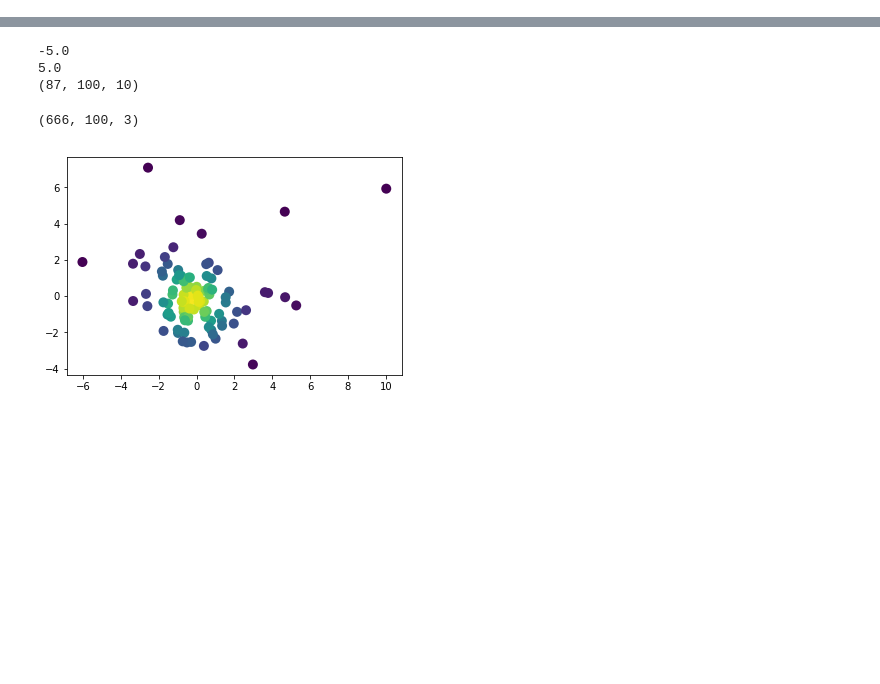
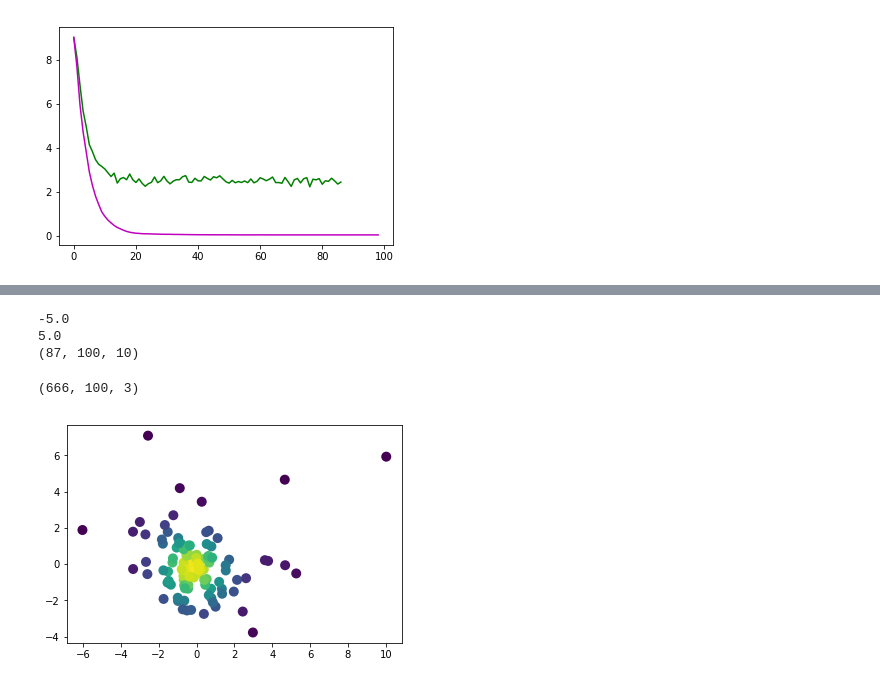
Before and after one commit to d4vidbiertmpl/Evolutionary-Computing, a Jupyter notebook: visualizations.ipynb, the cells around one changed output, grey strips where cells are left out. Cells and saved outputs as stored; diff of their text form; code cells hidden in the pictures; blank space fills up the shorter version.

Commit message:
visualizations

```diff
--- a/visualizations.ipynb
+++ b/visualizations.ipynb
@@ -9,0 +14,5 @@ populations = np.load('saved_runs/02_Schaffers_14_10_parameters_own_app.npy')
+# %%
+simple_with = "extracted_data/simple_with_clustering_Schaffers.pkl"
+
+with open(simple_with, 'rb') as f:
+    populations_runs_simple_w_bent = pickle.load(f)
@@ -9,0 +30,33 @@ populations = np.load('saved_runs/02_Schaffers_14_10_parameters_own_app.npy')
+# %%
+def diversity_of_run(populations):
+    change_in_diversity = []
+    for i in range(0, populations.shape[0]):
+        diversity = test_for_diversity(populations[i])
+        change_in_diversity.append(diversity)
+
+    return np.asarray(change_in_diversity)
+# %%
+def get_mean_over_runs(populations_runs):
+    diversity_over_runs = np.zeros((0, populations_runs[0].shape[0]))
+
+    for i in range(0, len(populations_runs)):
+        populations = populations_runs[i]
+
+        change_in_diversity = diversity_of_run(populations)
+
+        diversity_over_runs = np.append(diversity_over_runs, np.reshape(change_in_diversity, (1, populations_runs[0].shape[0])), axis=0)
+
+    return diversity_over_runs
+# %%
+diversity_runs_with = get_mean_over_runs(populations_runs_simple_w_bent)
+diversity_runs_wo = get_mean_over_runs(populations_runs_simple_w_o_bent)
+
+mean_diversity_with = np.mean(diversity_runs_with, axis=0)
+mean_diversity_wo = np.mean(diversity_runs_wo, axis=0)
+# %%
+plt.plot(mean_diversity_with, 'g') # plotting t, a separately
+plt.plot(mean_diversity_wo, 'm') # plotting t, b separately
+plt.savefig('sophist_w_wo_bent.png')
+plt.show()
+# %% [output]
+[figure, added]
```
Also changed, not shown: parts of 6 cells of this notebook, 3 other files.
